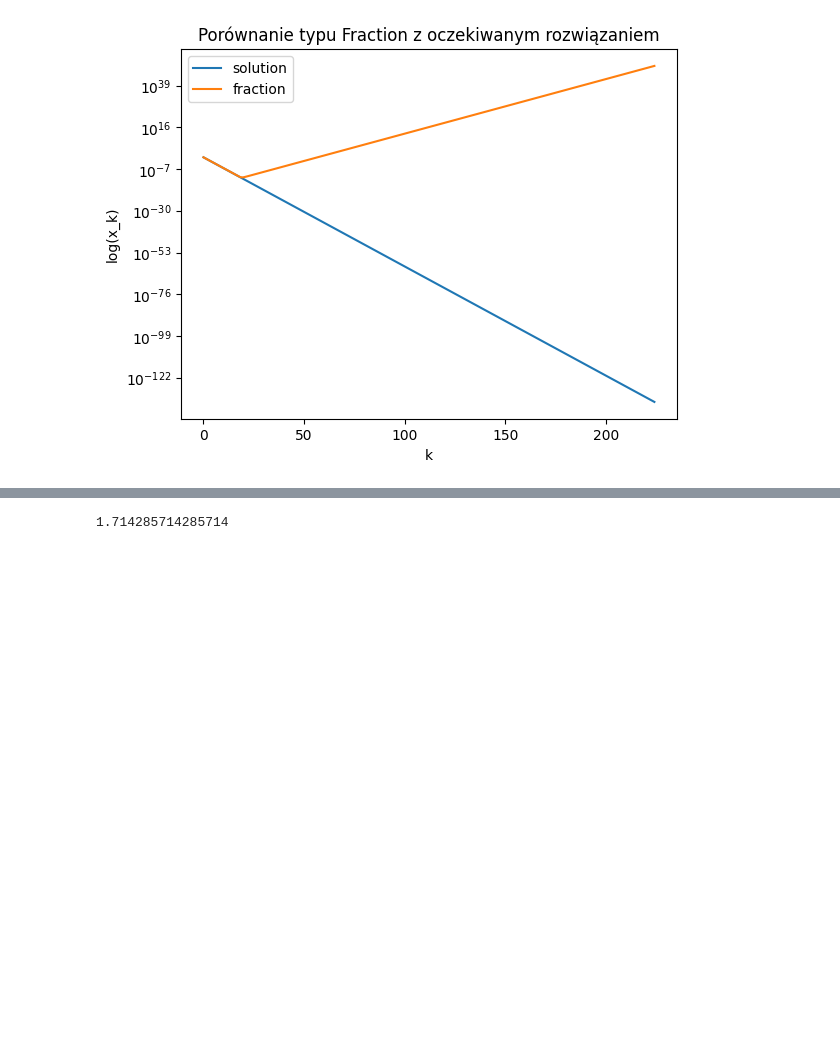
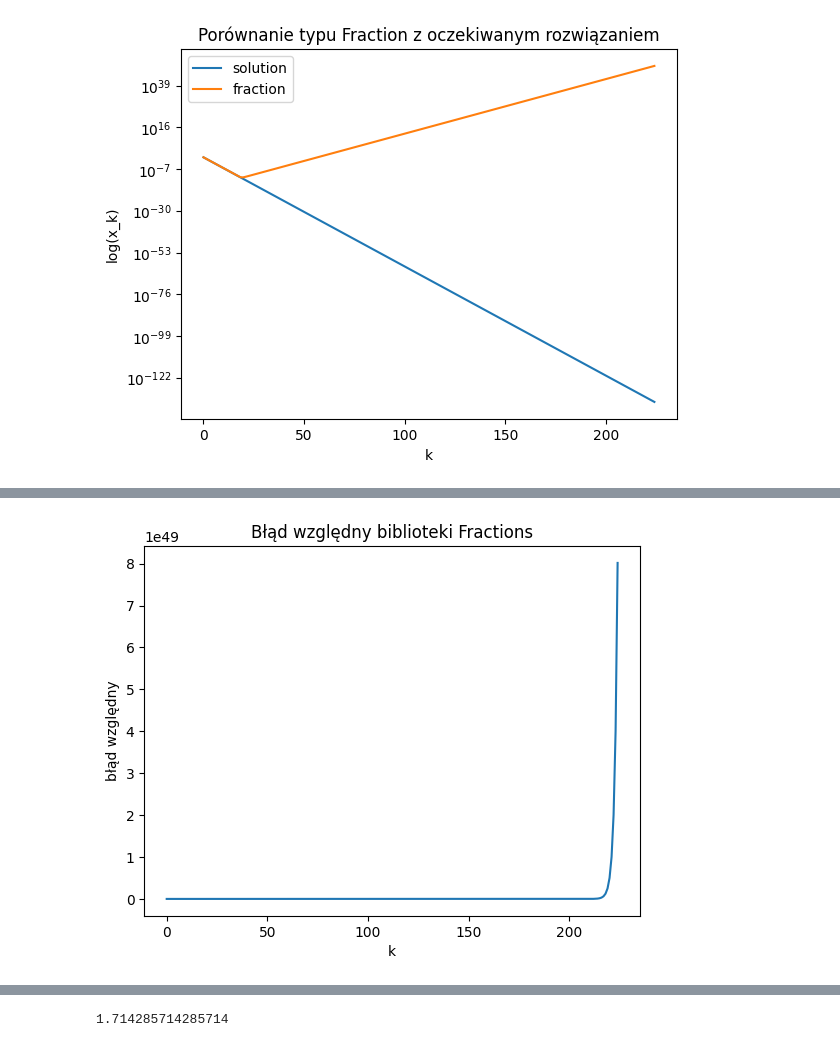
Before and after one commit to domino644/mownit, a Jupyter notebook: lab1/zad2.ipynb, the cells around one changed output, grey strips where cells are left out. Saved outputs shown, nothing was run; the diff lists cells and outputs as text; code cells hidden in the pictures; blank space fills up the shorter version.

```diff
--- a/lab1/zad2.ipynb
+++ b/lab1/zad2.ipynb
@@ -60,0 +71,10 @@ plt.show()
+# %%
+xs = np.arange(0,225)
+ys_fraction_error = abs(ys_fraction - ys_cmp225)
+plt.plot(xs,ys_fraction_error)
+plt.title("Błąd względny biblioteki Fractions")
+plt.xlabel('k')
+plt.ylabel("błąd względny")
+plt.show()
+# %% [output]
+[figure, added]
```
Also changed, not shown: parts of 2 cells of this notebook.
